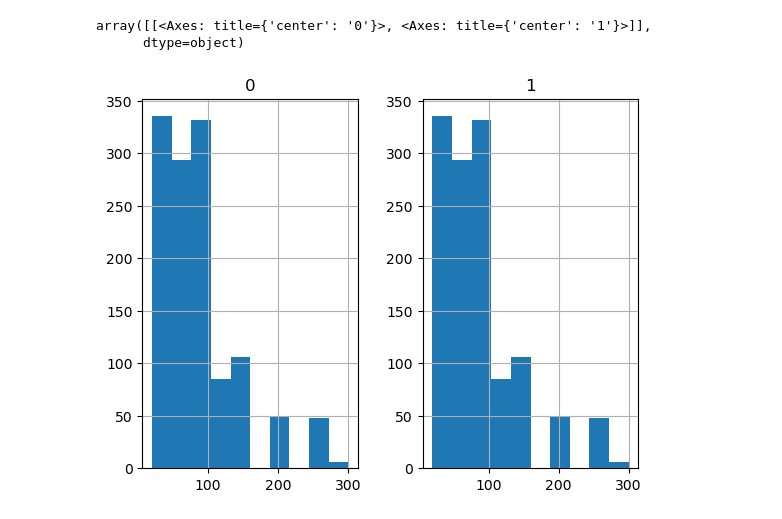
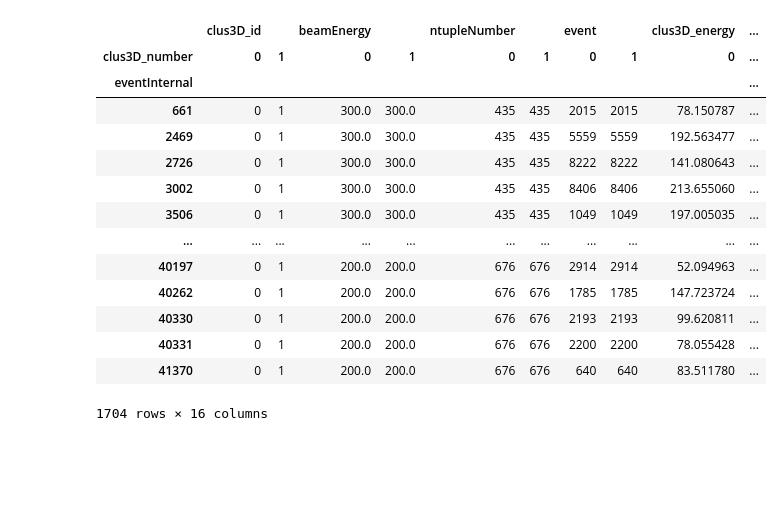
Before and after one commit to tcuisset/HgcalClue3DClusteringPlotting, a Jupyter notebook: event_visualizer_plotly/locateEvents/splitTracksters.ipynb, the cells around one changed output. Cells and saved outputs as stored; diff of their text form; code cells hidden in the pictures; blank space fills up the shorter version.

```diff
--- a/event_visualizer_plotly/locateEvents/splitTracksters.ipynb
+++ b/event_visualizer_plotly/locateEvents/splitTracksters.ipynb
@@ -101,3 +88,0 @@ printSplitTracksters(splitTrackster_df)
-# %%
-pd.options.display.min_rows=100
-splitTrackster_df
@@ -124,6 +88,0 @@ splitTrackster_df
-# %%
-splitTrackster_df.beamEnergy.hist()
-# %% [output]
-array([[<Axes: title={'center': '0'}>, <Axes: title={'center': '1'}>]],
-      dtype=object)
-[figure, removed]
@@ -129,0 +108,18 @@ array([[<Axes: title={'center': '0'}>, <Axes: title={'center': '1'}>]],
+# %%
+allResults[frozenset(dict(minLayerSpan=3, minFractionOfBeamEnergy=0.1, maxLayerOverlap=2).items())]["data"]
+# %% [output]
+|  | clus3D_id |  | beamEnergy |  | ntupleNumber |  | event |  | clus3D_energy | ... |
+| clus3D_number | 0 | 1 | 0 | 1 | 0 | 1 | 0 | 1 | 0 | ... |
+| eventInternal |  |  |  |  |  |  |  |  |  | ... |
+| 661 | 0 | 1 | 300.0 | 300.0 | 435 | 435 | 2015 | 2015 | 78.150787 | ... |
+| 2469 | 0 | 1 | 300.0 | 300.0 | 435 | 435 | 5559 | 5559 | 192.563477 | ... |
+| 2726 | 0 | 1 | 300.0 | 300.0 | 435 | 435 | 8222 | 8222 | 141.080643 | ... |
+| 3002 | 0 | 1 | 300.0 | 300.0 | 435 | 435 | 8406 | 8406 | 213.655060 | ... |
+| 3506 | 0 | 1 | 300.0 | 300.0 | 435 | 435 | 1049 | 1049 | 197.005035 | ... |
+| ... | ... | ... | ... | ... | ... | ... | ... | ... | ... | ... |
+| 40197 | 0 | 1 | 200.0 | 200.0 | 676 | 676 | 2914 | 2914 | 52.094963 | ... |
+| 40262 | 0 | 1 | 200.0 | 200.0 | 676 | 676 | 1785 | 1785 | 147.723724 | ... |
+| 40330 | 0 | 1 | 200.0 | 200.0 | 676 | 676 | 2193 | 2193 | 99.620811 | ... |
+| 40331 | 0 | 1 | 200.0 | 200.0 | 676 | 676 | 2200 | 2200 | 78.055428 | ... |
+| 41370 | 0 | 1 | 200.0 | 200.0 | 676 | 676 | 640 | 640 | 83.511780 | ... |
+1704 rows × 16 columns
```
Also changed, not shown: parts of 15 cells of this notebook.
